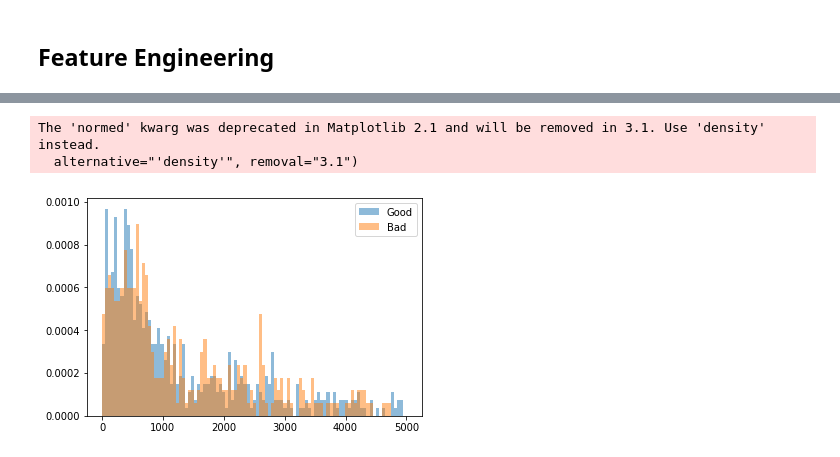
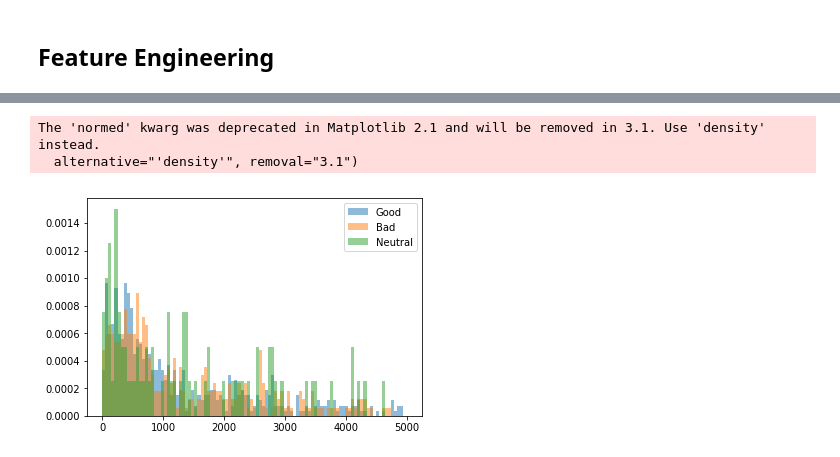
Before and after one commit to Amberlynnyandow/study-group-content, a Jupyter notebook: module_4/week_6_PT/advanced_nlp .ipynb, the cells around one changed output, grey strips where cells are left out. Drawn from its saved outputs; the diff is of its cells as text; code cells hidden in the pictures.

```diff
--- a/module_4/week_6_PT/advanced_nlp .ipynb
+++ b/module_4/week_6_PT/advanced_nlp .ipynb
@@ -97,6 +97,7 @@ Name: alignment, dtype: int64
 # %%
 stopwords = nltk.corpus.stopwords.words('english')
 ps = nltk.PorterStemmer()
+wn = nltk.WordNetLemmatizer()
 string.punctuation
 # %% [output]
 '!"#$%&\'()*+,-./:;<=>?@[\\]^_`{|}~'
@@ -104,7 +105,7 @@ string.punctuation
 def clean_history(history):
     history = "".join([word for word in history if word not in string.punctuation])
     tokens = re.split('\W+', history)
-    history = [ps.stem(word) for word in tokens if word not in stopwords]
+    history = [wn.lemmatize(word) for word in tokens if word not in stopwords]
     return history
 
 df['history_clean'] = df['history_text'].apply(lambda x: clean_history(x.lower()))
@@ -158,13 +164,14 @@ df.head()
 # %%
 bins = np.linspace(0, 5000, 100)
 pyplot.hist(df[df['alignment'] == 'Good']['history_len'], bins, alpha=0.5, normed=True, label='Good')
 pyplot.hist(df[df['alignment'] == 'Bad']['history_len'], bins, alpha=0.5, normed=True, label='Bad')
+pyplot.hist(df[df['alignment'] == 'Neutral']['history_len'], bins, alpha=0.5, normed=True, label='Neutral')
 pyplot.legend(loc='upper right')
 pyplot.show()
 # %% [output]
 The 'normed' kwarg was deprecated in Matplotlib 2.1 and will be removed in 3.1. Use 'density' instead.
   alternative="'density'", removal="3.1")
-[figure, old version]
+[figure, new version]
 # %%
 def count_punct(text):
     count = sum([1 for char in text if char in string.punctuation])
```
Also changed, not shown: parts of 38 cells of this notebook, 2 other files.
